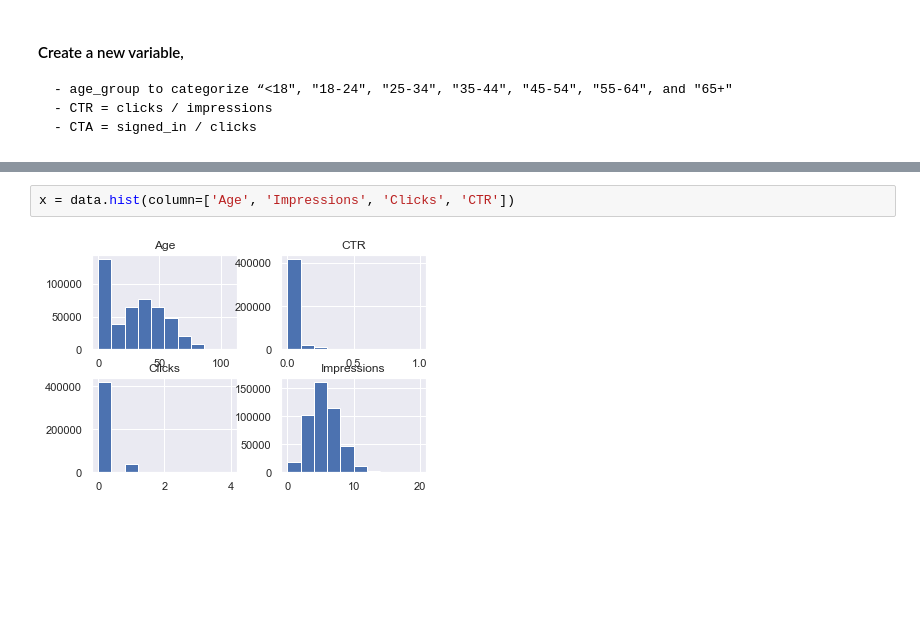
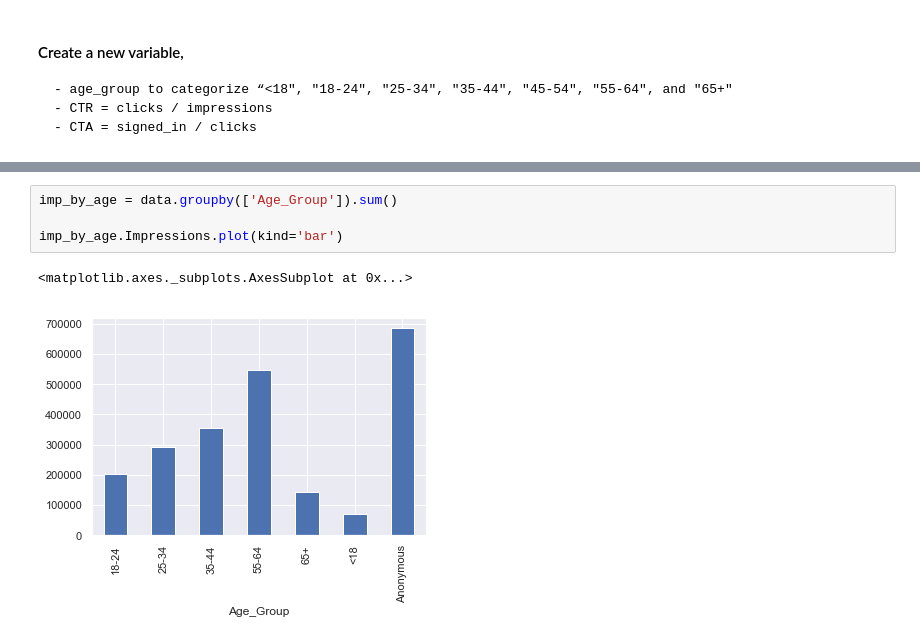
Before and after one commit to tansudasli/analytics-sandbox, a Jupyter notebook: exploratory_data_analysis.ipynb, the cells around one changed output, grey strips where cells are left out. Saved outputs shown, nothing was run; the diff lists cells and outputs as text; blank space fills up the shorter version.

```diff
--- a/exploratory_data_analysis.ipynb
+++ b/exploratory_data_analysis.ipynb
@@ -114,4 +134,7 @@ data['Age_Group'].value_counts().sort_index().plot(kind='bar')
-# %%
-x = data.hist(column=['Age', 'Impressions', 'Clicks', 'CTR'])
-# %% [output]
-[figure, removed]
+# %%
+imp_by_age = data.groupby(['Age_Group']).sum()
+
+imp_by_age.Impressions.plot(kind='bar')
+# %% [output]
+<matplotlib.axes._subplots.AxesSubplot at 0x...>
+[figure, added]
```
Also changed, not shown: parts of 13 cells of this notebook.
